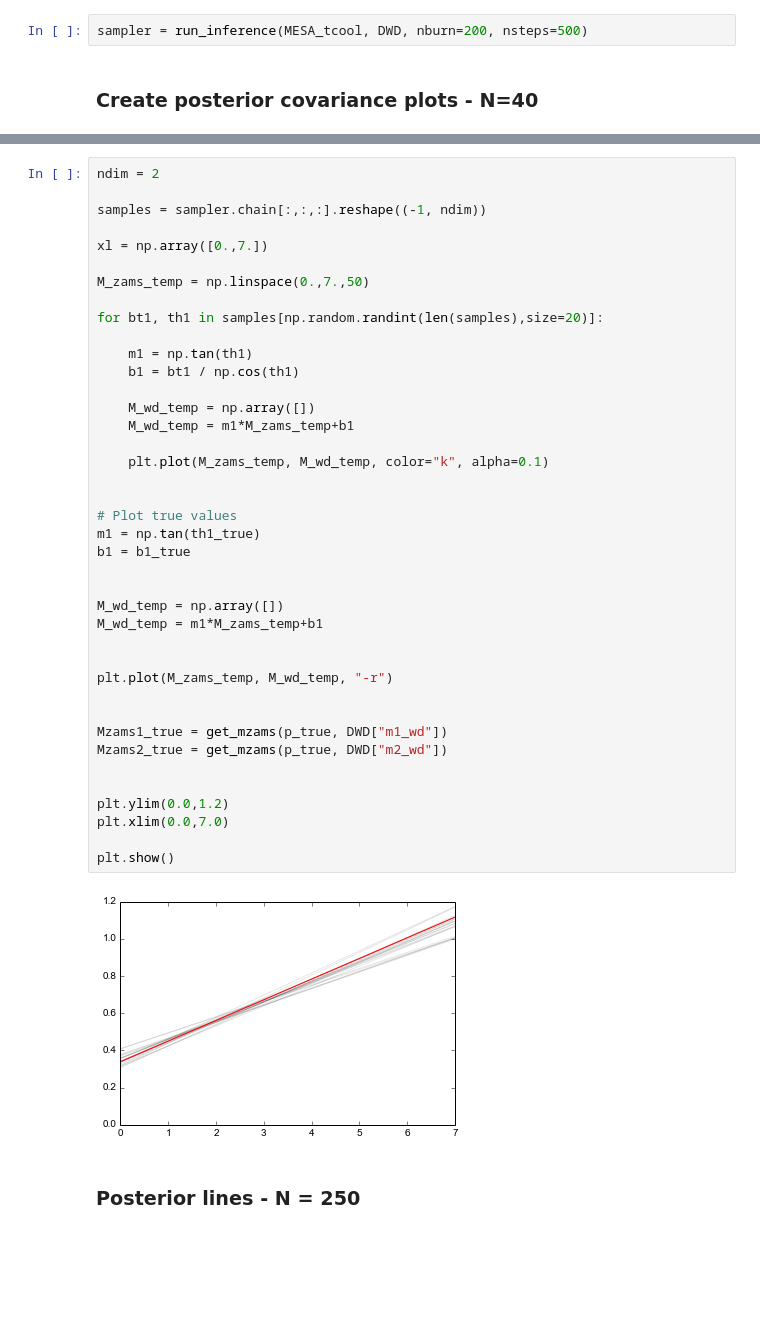
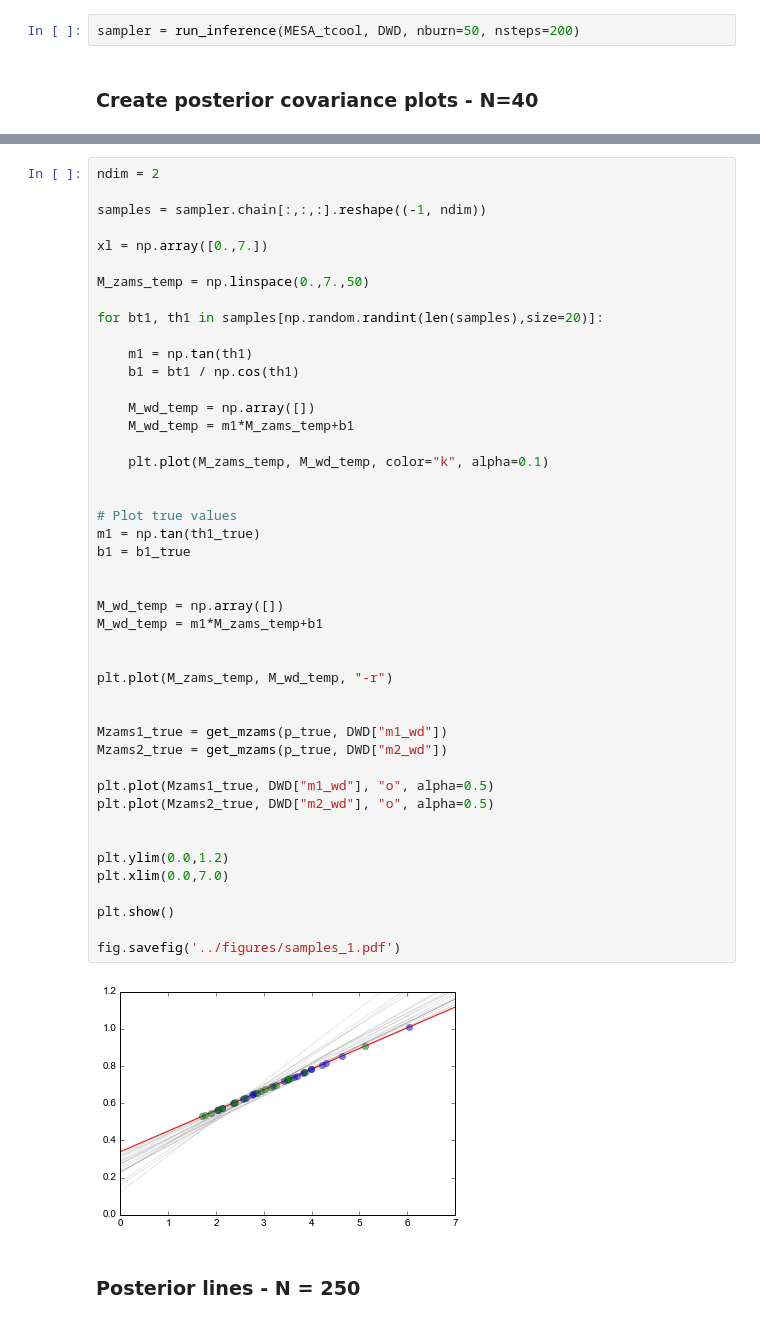
Before and after one commit to astroJeff/separated-at-birth, a Jupyter notebook: notebooks/IFMR Fake Data 1.ipynb, the cells around one changed output, grey strips where cells are left out. Saved outputs shown, nothing was run; the diff lists cells and outputs as text; blank space fills up the shorter version.

```diff
--- a/notebooks/IFMR Fake Data 1.ipynb
+++ b/notebooks/IFMR Fake Data 1.ipynb
@@ -690,7 +690,7 @@ def run_inference(MESA_tcool, DWD, nwalkers=32, nburn=200, nsteps=1000):
 # %% [markdown]
 ### Run emcee
 # %%
-sampler = run_inference(MESA_tcool, DWD, nburn=200, nsteps=500)
+sampler = run_inference(MESA_tcool, DWD, nburn=50, nsteps=200)
 # %% [markdown]
 ### Create posterior covariance plots - N=40
 # %%
@@ -719,34 +719,39 @@ for bt1, th1 in samples[np.random.randint(len(samples),size=20)]:
     m1 = np.tan(th1)
     b1 = bt1 / np.cos(th1)
 
     M_wd_temp = np.array([])
     M_wd_temp = m1*M_zams_temp+b1
 
     plt.plot(M_zams_temp, M_wd_temp, color="k", alpha=0.1)
 
 
 # Plot true values
 m1 = np.tan(th1_true)
 b1 = b1_true
 
 
 M_wd_temp = np.array([])
 M_wd_temp = m1*M_zams_temp+b1
 
 
 plt.plot(M_zams_temp, M_wd_temp, "-r")
 
 
 Mzams1_true = get_mzams(p_true, DWD["m1_wd"])
 Mzams2_true = get_mzams(p_true, DWD["m2_wd"])
 
+plt.plot(Mzams1_true, DWD["m1_wd"], "o", alpha=0.5)
+plt.plot(Mzams2_true, DWD["m2_wd"], "o", alpha=0.5)
+
 
 plt.ylim(0.0,1.2)
 plt.xlim(0.0,7.0)
 
 plt.show()
+
+fig.savefig('../figures/samples_1.pdf')
 # %% [output]
-[figure, old version]
+[figure, new version]
 # %% [markdown]
 ### Posterior lines - N = 250
 # %%
```
Also changed, not shown: parts of 8 cells of this notebook, 2 other files.
